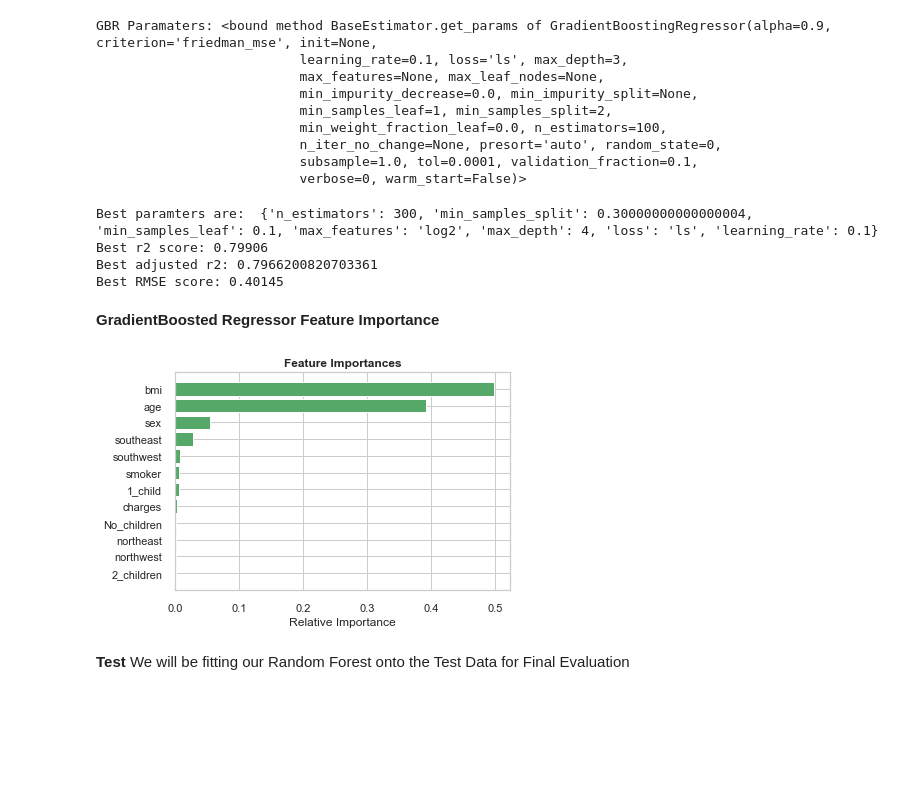
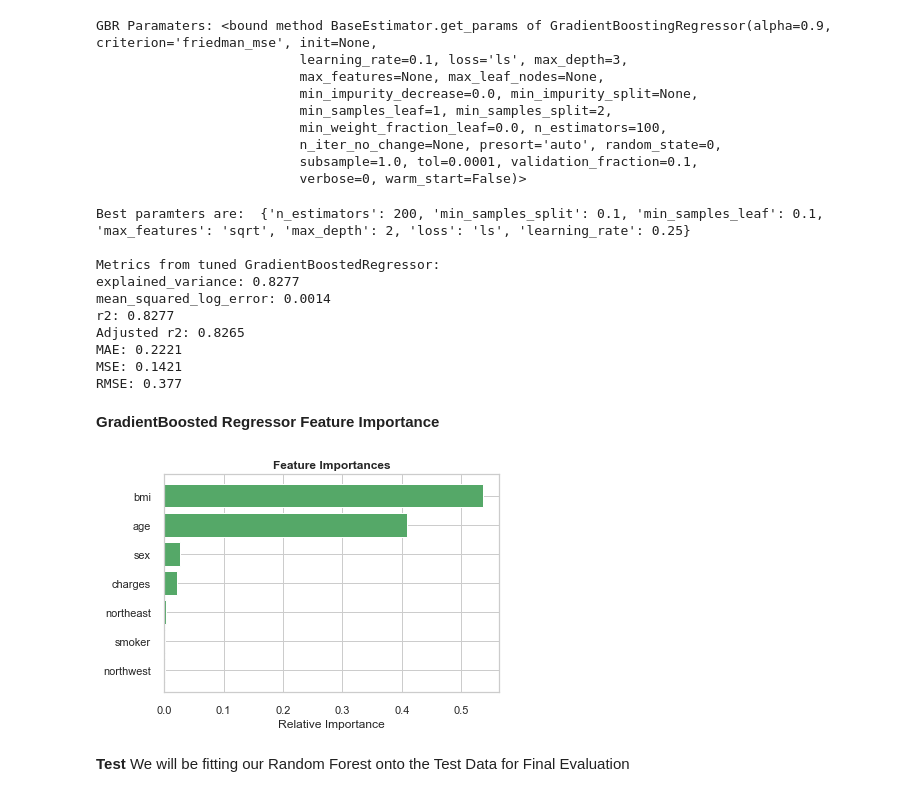
Before and after one commit to KishenSharma6/HealthInsurancePremiums-Regression, a Jupyter notebook: Health Insurance Premiums - Regression.ipynb, the cells around one changed output. Drawn from its saved outputs; the diff is of its cells as text; code cells hidden in the pictures; blank space fills up the shorter version.

Commit message:
Updated feature selection. Refit optimized models for feature importance

```diff
--- a/Health Insurance Premiums - Regression.ipynb
+++ b/Health Insurance Premiums - Regression.ipynb
@@ -427,7 +427,7 @@ y data shape:  (1337,)
 from sklearn.feature_selection import SelectKBest, f_regression
 
 #Pick 12 best features from training data
-best_features = SelectKBest(score_func=f_regression, k=12)
+best_features = SelectKBest(score_func=f_regression, k=10)
 
 #Fit to data
 fit = best_features.fit(X,y)
@@ -443,7 +443,7 @@ featureScores = pd.concat([dfcolumns,dfscores],axis=1)
 featureScores.columns = ['Specs','Score']
 
 #print 6 best features
-print(featureScores.nlargest(12,'Score'))
+print(featureScores.nlargest(10,'Score'))
 # %% [output]
           Specs        Score
 3        smoker  1062.544067
@@ -733,35 +756,46 @@ cv_resultsgbr = rand_gbr.fit(X_train, y_train)
 gbr_preds = rand_gbr.best_estimator_.predict(X_train)
 # %%
 #Print best params from cv_results
-print("Best paramters are: ",cv_resultsgbr.best_params_)
+print("Best paramters are: ",cv_resultsgbr.best_params_, end='\n\n')
 
 #Print Metrics
-print("Metrics from tuned GradientBoosted Regressor: "regression_results(y_train, gbr_preds, X_train))
+print("Metrics from tuned GradientBoostedRegressor: ")
+regression_results(y_train, gbr_preds, X_train)
 # %% [output]
-Best paramters are:  {'n_estimators': 300, 'min_samples_split': 0.30000000000000004, 'min_samples_leaf': 0.1, 'max_features': 'log2', 'max_depth': 4, 'loss': 'ls', 'learning_rate': 0.1}
-Best r2 score: 0.79906
-Best adjusted r2: 0.7966200820703361
-Best RMSE score: 0.40145
+Best paramters are:  {'n_estimators': 200, 'min_samples_split': 0.1, 'min_samples_leaf': 0.1, 'max_features': 'sqrt', 'max_depth': 2, 'loss': 'ls', 'learning_rate': 0.25}
+
+Metrics from tuned GradientBoostedRegressor:
+explained_variance: 0.8277
+mean_squared_log_error: 0.0014
+r2: 0.8277
+Adjusted r2: 0.8265
+MAE: 0.2221
+MSE: 0.1421
+RMSE: 0.377
 # %% [markdown]
 **GradientBoosted Regressor Feature Importance**
 # %%
-#This only applies to the base model. UPDATE
+#
+gbr = GradientBoostingRegressor(random_state=0, n_estimators=500, min_samples_split = 0.30000000000000004,
+                                min_samples_leaf= 0.1, max_features = 'auto', max_depth = 4,
+                                loss = 'ls', learning_rate = 0.05)
+
 #Fit rforest
 gbr.fit(X_train, y_train)
 
 #Create features for plotting
 features = list(df)
 importances = gbr.feature_importances_
 indices = np.argsort(importances)
 
 #Creat Plot
 plt.title('Feature Importances', fontweight = 'bold')
 plt.barh(range(len(indices)), importances[indices], color='g', align='center')
 plt.yticks(range(len(indices)), [features[i] for i in indices])
 plt.xlabel('Relative Importance')
 plt.show()
 # %% [output]
-[figure, old version]
+[figure, new version]
 # %% [markdown]
 **Test**
 We will be fitting our Random Forest onto the Test Data for Final Evaluation
```
Also changed, not shown: parts of 10 cells of this notebook.
